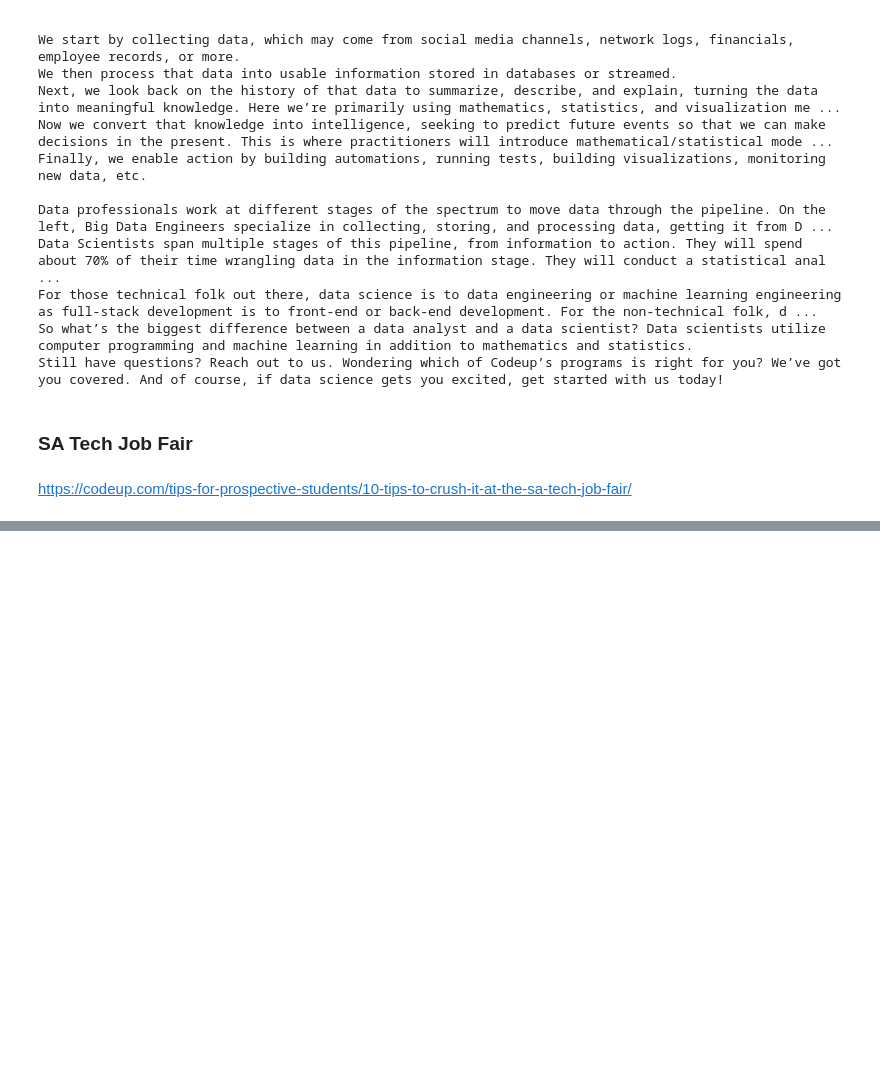
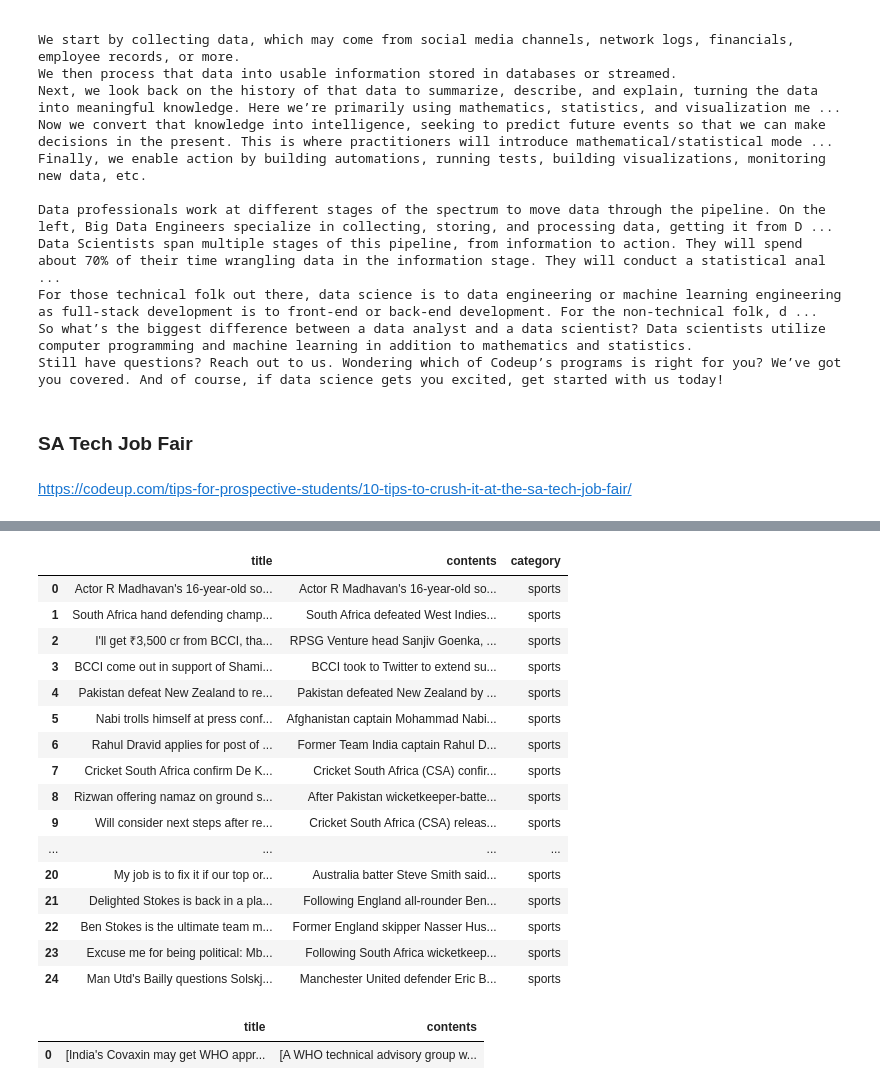
Before and after one commit to malachi-hale/natural-language-processing-exercises, a Jupyter notebook: acquire.ipynb, the cells around one changed output, grey strips where cells are left out. Cells and saved outputs as stored; diff of their text form; code cells hidden in the pictures; blank space fills up the shorter version.

Commit message:
updates to acquire functions

```diff
--- a/acquire.ipynb
+++ b/acquire.ipynb
@@ -354,0 +398,4 @@ body
+# %%
+titles = []
+for i in range(0, (len(title) - 1)):
+    titles.append(title[i].select("[itemprop = 'headline']")[0].text.strip())
@@ -354,0 +422,2 @@ body
+# %%
+body = soup.select(".news-card-content.news-right-box")
@@ -354,0 +440,4 @@ body
+# %%
+contents = []
+for i in range(0, (len(body)-1)):
+    contents.append(body[i].select('[itemprop="articleBody"]')[0].text.strip())
@@ -354,0 +464,56 @@ body
+# %%
+def get_business_articles(url):
+    '''
+    This function will obtain the title and the contents for all the articles on the business page of
+    the news site.
+    '''
+    #Get user credentials
+    headers = {'User-Agent': 'malachi-hale'}
+    response = requests.get(url, headers=headers)
+    html = response.text
+    soup = BeautifulSoup(html)
+    #Get title div
+    title = soup.select(".news-card-title.news-right-box")
+    titles = []
+    #Make a list of every title
+    for i in range(0, (len(title))):
+        titles.append(title[i].select("[itemprop = 'headline']")[0].text.strip())
+    #Get body div
+    body = soup.select(".news-card-content.news-right-box")
+    contents = []
+    #Make a list of all contents
+    for i in range(0, (len(body))):
+        contents.append(body[i].select('[itemprop="articleBody"]')[0].text.strip())
+    #Make both our lists into a DataFrame
+    business =  pd.DataFrame({
+        "title": titles,
+      "contents": contents,
+        "category": url[29:]
+    })
+
+    return business
+# %%
+get_business_articles(url)
+# %% [output]
+|  | title | contents | category |
+| 0 | Actor R Madhavan's 16-year-old so... | Actor R Madhavan's 16-year-old so... | sports |
+| 1 | South Africa hand defending champ... | South Africa defeated West Indies... | sports |
+| 2 | I'll get ₹3,500 cr from BCCI, tha... | RPSG Venture head Sanjiv Goenka, ... | sports |
+| 3 | BCCI come out in support of Shami... | BCCI took to Twitter to extend su... | sports |
+| 4 | Pakistan defeat New Zealand to re... | Pakistan defeated New Zealand by ... | sports |
+| 5 | Nabi trolls himself at press conf... | Afghanistan captain Mohammad Nabi... | sports |
+| 6 | Rahul Dravid applies for post of ... | Former Team India captain Rahul D... | sports |
+| 7 | Cricket South Africa confirm De K... | Cricket South Africa (CSA) confir... | sports |
+| 8 | Rizwan offering namaz on ground s... | After Pakistan wicketkeeper-batte... | sports |
+| 9 | Will consider next steps after re... | Cricket South Africa (CSA) releas... | sports |
+| ... | ... | ... | ... |
+| 20 | My job is to fix it if our top or... | Australia batter Steve Smith said... | sports |
+| 21 | Delighted Stokes is back in a pla... | Following England all-rounder Ben... | sports |
+| 22 | Ben Stokes is the ultimate team m... | Former England skipper Nasser Hus... | sports |
+| 23 | Excuse me for being political: Mb... | Following South Africa wicketkeep... | sports |
+| 24 | Man Utd's Bailly questions Solskj... | Manchester United defender Eric B... | sports |
+# %%
+business_data
+# %% [output]
+|  | title | contents |
+| 0 | [India's Covaxin may get WHO appr... | [A WHO technical advisory group w... |
```
Also changed, not shown: parts of 46 cells of this notebook.
